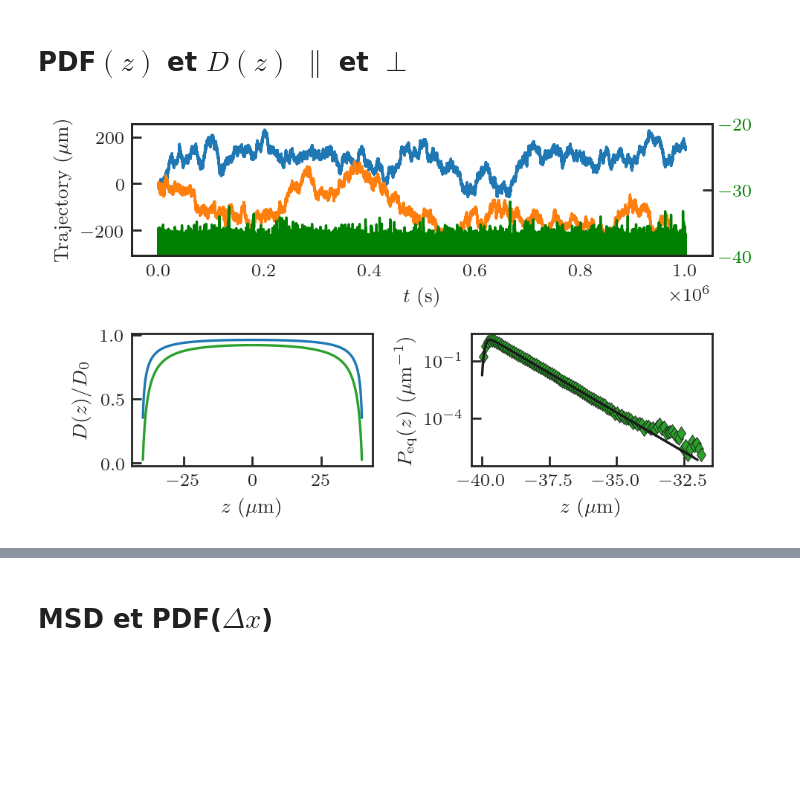
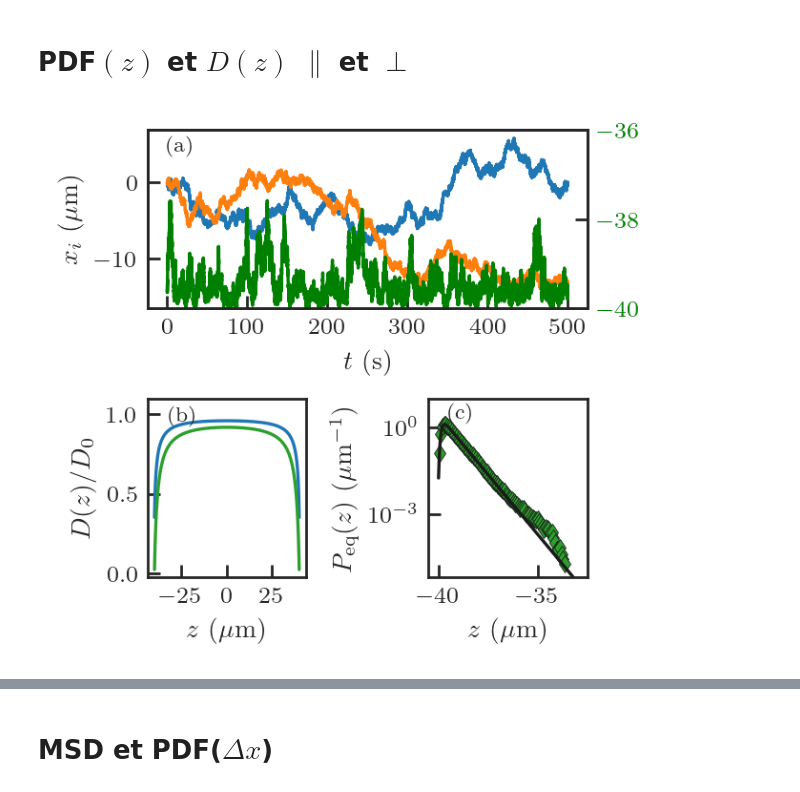
Before and after one commit to ElodieMillan/Brownian-particle-near-wall, a Jupyter notebook: Cumulant4-cas-manips/Papier_simu_C4.ipynb, the cells around one changed output, grey strips where cells are left out. Saved outputs shown, nothing was run; the diff lists cells and outputs as text; code cells hidden in the pictures; blank space fills up the shorter version.

```diff
--- a/Cumulant4-cas-manips/Papier_simu_C4.ipynb
+++ b/Cumulant4-cas-manips/Papier_simu_C4.ipynb
@@ -18,6 +18,7 @@ from mpl_toolkits.mplot3d import Axes3D
 from numpy import trapz
 import matplotlib.gridspec as gridspec
 from matplotlib.collections import LineCollection
+from mpltools import annotation
 
 import csv
 
@@ -38,8 +39,9 @@ custom_params = {
     "figure.dpi": 200,
     "text.usetex": True,
     "font.family": "serif",
-    # 'axes.titlesize':10,
-    # 'axes.labelsize':8,
+    "font.size":8,
+    'axes.titlesize':10,
+    'axes.labelsize':10,
 }
 # sns.set_context("notebook", rc={"lines.linewidth": 3})
 
@@ -57,7 +61,7 @@ eta=0.001
 
 zz = np.linspace(-H+H*1e-3, H-H*1e-3, 1000)
 
-dt = 1e-1
+dt = 1e-2
 Nt = 10000000
 Nt_sub = 1
 tt = np.linspace(dt, dt*Nt, Nt)
@@ -100,7 +104,7 @@ def plot_3D(ax, N: int = 20, N_c: int = 500):
 # %%
 # PDF(z)
 position = Rs[:, 2]
-bins=100
+bins=80
 
 hist_z, bin_edges = np.histogram(position[position < 30e-6], bins=bins, density=False)
 binsPositions = (bin_edges[:-1] + bin_edges[1:]) / 2
@@ -172,37 +176,44 @@ fig.tight_layout()
 # %%
-fig = plt.figure(figsize = (5, 5/1.68),  tight_layout=True)
+fig = plt.figure(figsize = (3.3, 5/1.68),  tight_layout=True)
 
 ax1 = plt.subplot(211)
 ax11=ax1.twinx()
-ax11.plot(tt, simu.z*1e6, "-", color="green",)
+ax11.plot(tt[:50000], simu.z[:50000]*1e6, "-", color="green")
 ax11.set_ylabel("",color="green")
 ax11.tick_params(axis='y', labelcolor="green")
-ax11.set_ylim(-40, -20)
-ax1.plot(tt, simu.x*1e6, color="tab:blue",)
-ax1.plot(tt, simu.y*1e6,  color="tab:orange",)
+ax11.set_ylim(-40, -36)
+ax1.plot(tt[:50000], simu.x[:50000]*1e6, color="tab:blue")
+ax1.plot(tt[:50000], simu.y[:50000]*1e6,  color="tab:orange")
 ax1.set(
     xlabel = r"$t$ (s)",
-    ylabel = r"Trajectory ($\mu$m)",
+    ylabel = r"$x_i$ ($\mu$m)",
 )
+ax1.text(0, 4, r"(a)", transform=ax1.transData)
 
 ax2 = plt.subplot(223)
 ax2.plot(zz*1e6, D_para(zz, a, eta, H)/D_0(zz, a, eta), "-", color="tab:blue", label=r"$D_\|(z)$")
 ax2.plot(zz*1e6, D_perp(zz, a, eta, H)/D_0(zz, a, eta), "-", color="tab:green", label=r"$D_\perp(z)$")
 ax2.set(
     xlabel = r"$z$ ($\mu$m)",
     ylabel = r"$D(z)/D_0$",
 )
+ax2.set_ylim(None, 1.1)
+ax2.text(-32, 0.95, r"(b)", transform=ax2.transData)
 
 
 ax3 = plt.subplot(224)
 ax3.semilogy(binsPositions*1e6, pdf, "d", color="tab:green", label=r"$\mathrm{Simulation}$")
 ax3.plot(z_Peq*1e6, P_eq(z_Peq, B, lD, lB, H)/np.trapz(P_eq(z_Peq, B, lD, lB, H), z_Peq*1e6), "k-", label=r"$\mathrm{Theory}$",)
 ax3.set(
     xlabel = r"$z$ ($\mu$m)",
     ylabel = r"$P_\mathrm{eq}(z)$ ($\mu$m$^{-1}$)",
 )
+ax3.set_xlim(-40.5, -32.5)
+ax3.set_ylim(7e-6, 10)
+ax3.text(-39.5, 2, r"(c)", transform=ax3.transData)
+
 fig.tight_layout()
 
 # plt.savefig("Figures/traj_Dz_PDFz.pdf")
 # %% [output]
-[figure, old version]
+[figure, new version]
```
Also changed, not shown: parts of 61 cells of this notebook, 7 other files.
